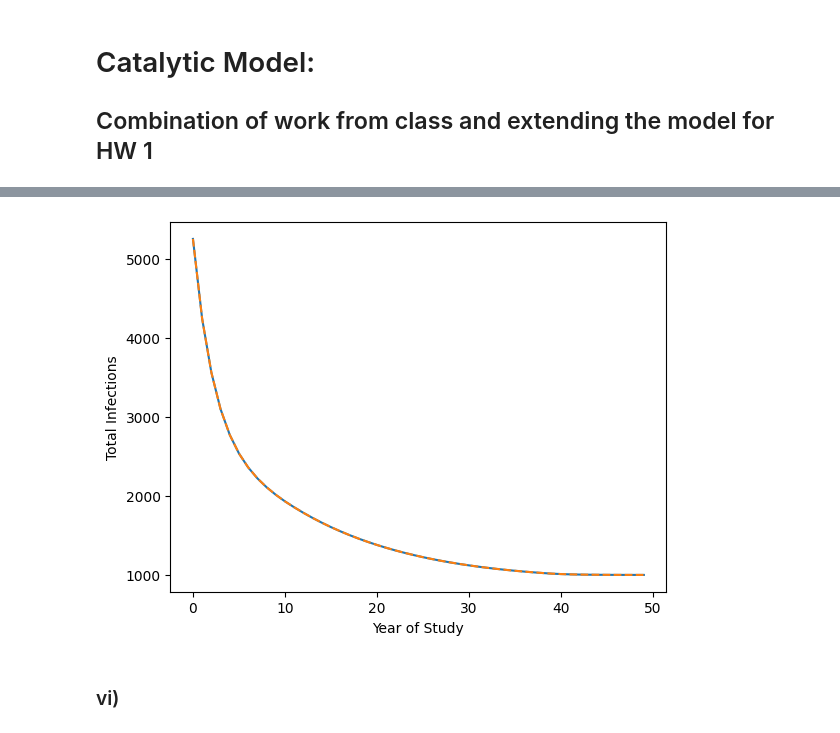
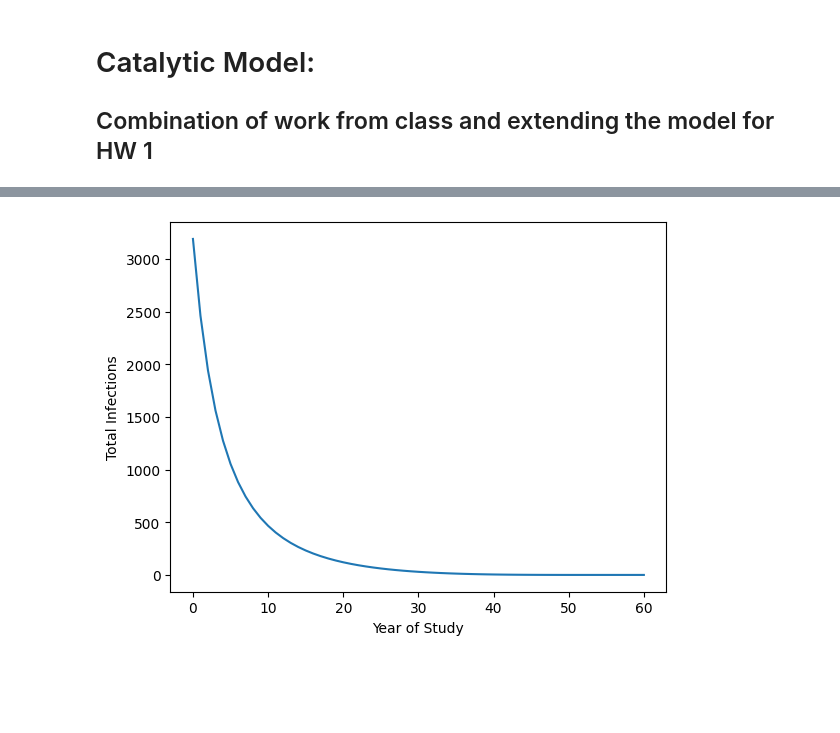
Before and after one commit to hunter-lybbert/uw-central, a Jupyter notebook: disease_dynamics/hw_02/hw02.ipynb, the cells around one changed output, grey strips where cells are left out. Saved outputs shown, nothing was run; the diff lists cells and outputs as text; code cells hidden in the pictures; blank space fills up the shorter version.

```diff
--- a/disease_dynamics/hw_02/hw02.ipynb
+++ b/disease_dynamics/hw_02/hw02.ipynb
@@ -342,0 +27,13 @@ plt.show()
+# %%
+class ForceOfInfectionMethod(Enum):
+    """Enum for different methods of varying lambda."""
+    YEAR = "year"
+    AGE_PIECEWISE = "age_piecewise"
+    AGE_LOG_LIN_FORM = "age_log_lin_form"
+
+
+class InitialSusceptibleMethod(Enum):
+    """Enum for different methods of varying initial susceptible."""
+    BASIC = "basic"
+    DIRECT = "direct"
+    INDIRECT = "indirect"
@@ -454,10 +368,15 @@ plt.show()
 # %%
-plt.plot(get_infections_by_year(si_out_foi_by_age_gt))
-plt.plot(get_infections_by_year(si_out_foi_by_age_partial_learned), linestyle="--")
+age_log_lin_gt = catalytic_model(
+    model_params=np.array([-1, -.1, 10]),
+    force_of_infection_method=ForceOfInfectionMethod.AGE_LOG_LIN_FORM,
+    initial_susceptible_method=InitialSusceptibleMethod.INDIRECT,
+    num_years=60,
+    include_births=False,
+    deterministic=True,
+)
+plt.plot(get_infections_by_year(age_log_lin_gt, num_years=70))
 plt.ylabel("Total Infections")
 plt.xlabel("Year of Study")
 plt.show()
 # %% [output]
-[figure, old version]
+[figure, new version]
-# %% [markdown]
-### vi)
```
Also changed, not shown: parts of 24 cells of this notebook.
